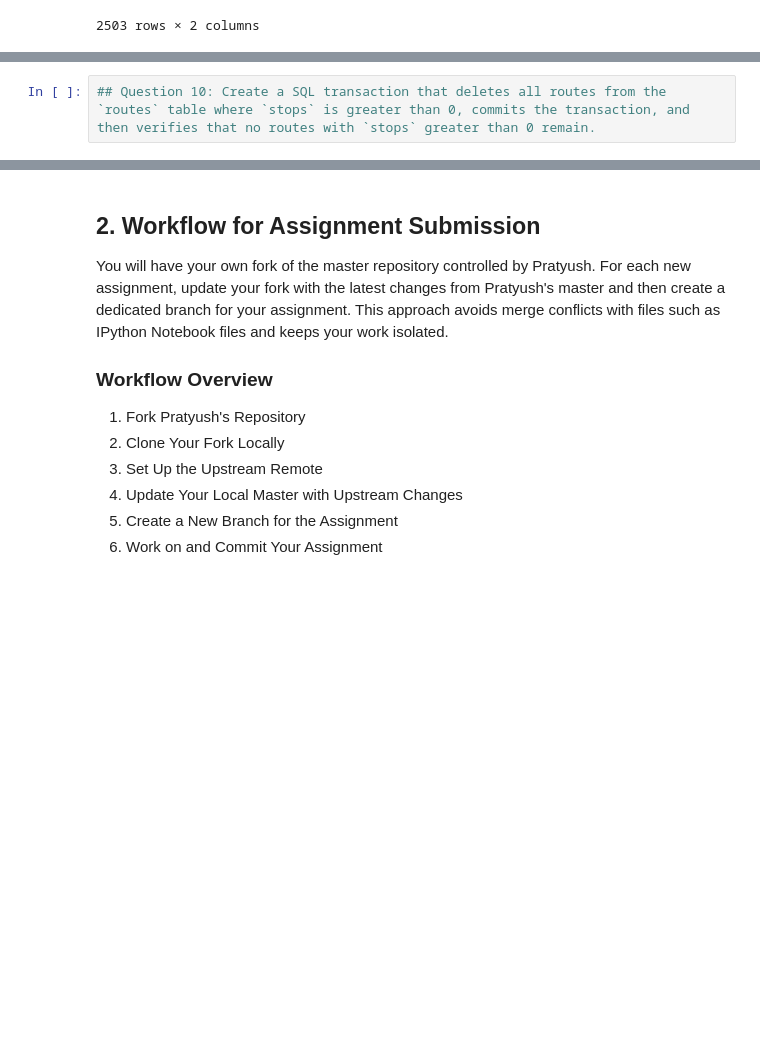
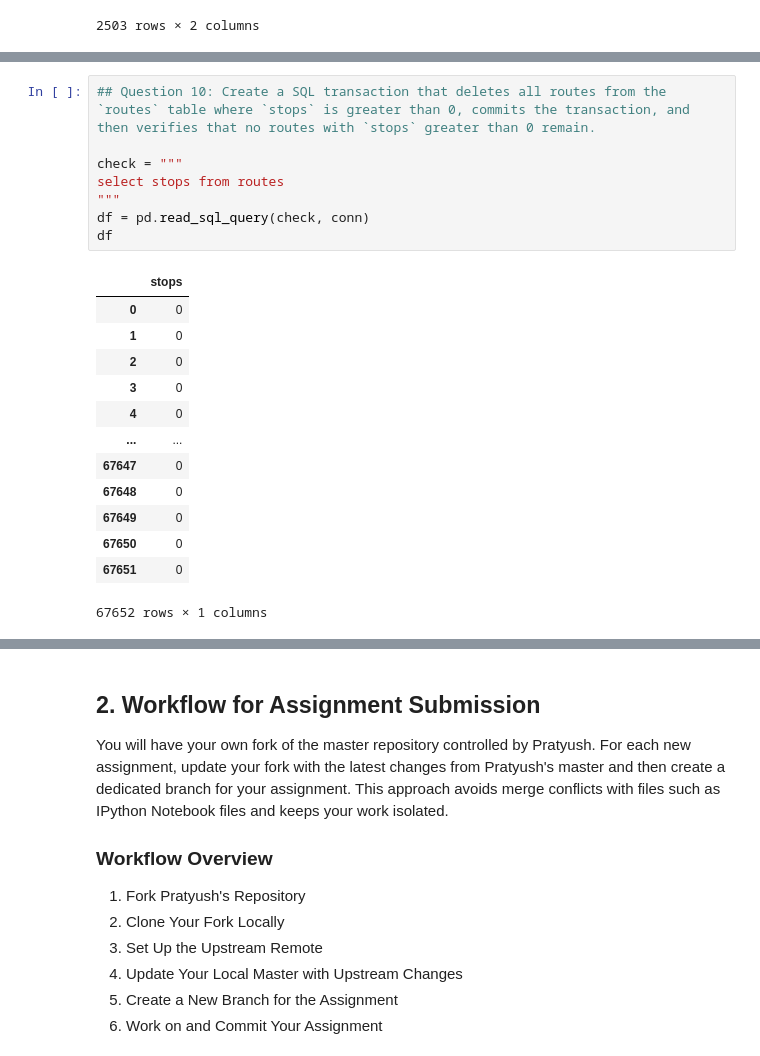
Before and after one commit to vivagrace/data_alchemy_assignments, a Jupyter notebook: Wk2_SQL.ipynb, the cells around one changed output, grey strips where cells are left out. Saved outputs shown, nothing was run; the diff lists cells and outputs as text; blank space fills up the shorter version.

```diff
--- a/Wk2_SQL.ipynb
+++ b/Wk2_SQL.ipynb
@@ -375,2 +402,22 @@ df
 # %%
 ## Question 10: Create a SQL transaction that deletes all routes from the `routes` table where `stops` is greater than 0, commits the transaction, and then verifies that no routes with `stops` greater than 0 remain.
+
+check = """
+select stops from routes
+"""
+df = pd.read_sql_query(check, conn)
+df
+# %% [output]
+|  | stops |
+| 0 | 0 |
+| 1 | 0 |
+| 2 | 0 |
+| 3 | 0 |
+| 4 | 0 |
+| ... | ... |
+| 67647 | 0 |
+| 67648 | 0 |
+| 67649 | 0 |
+| 67650 | 0 |
+| 67651 | 0 |
+67652 rows × 1 columns
```
Also changed, not shown: parts of 11 cells of this notebook, 1 other file.
